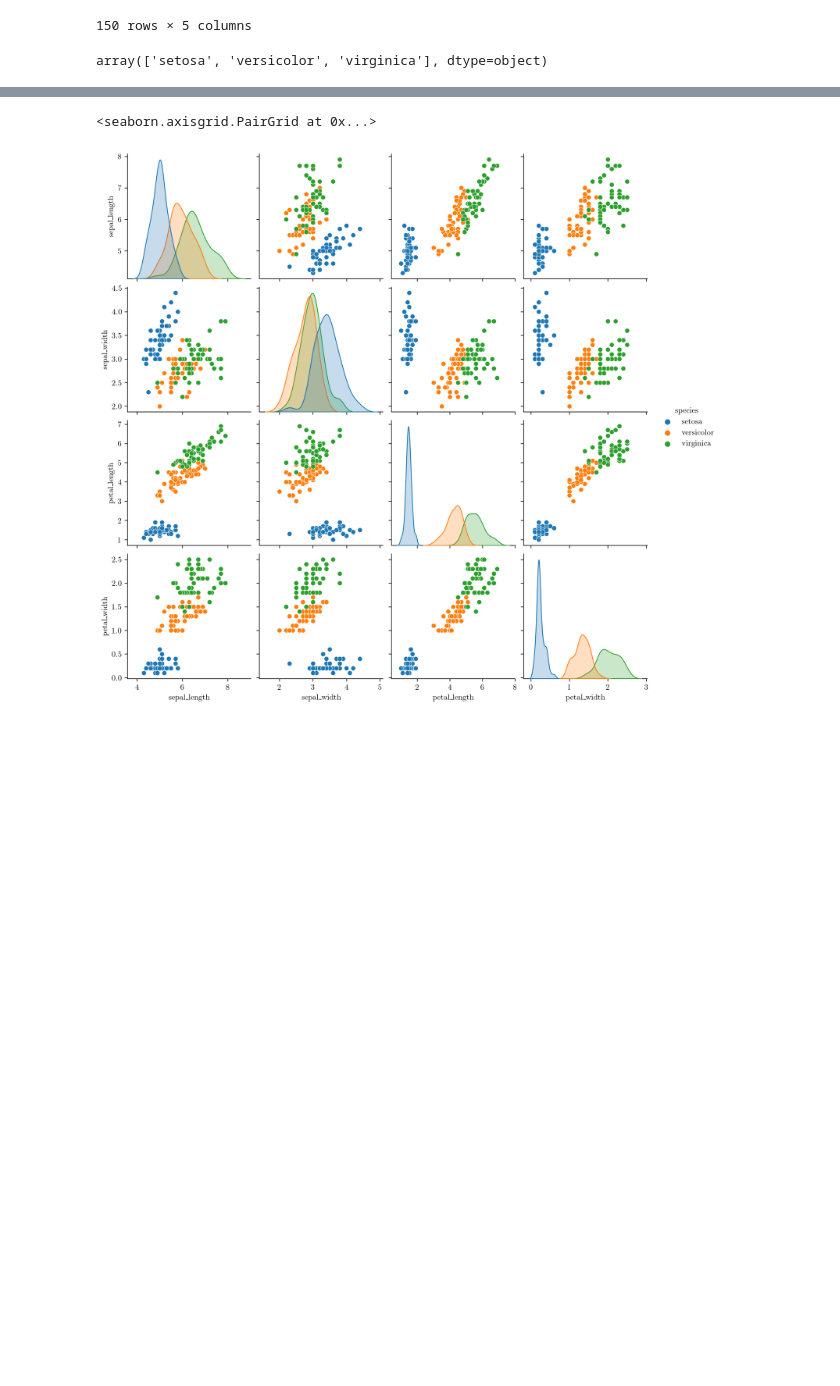
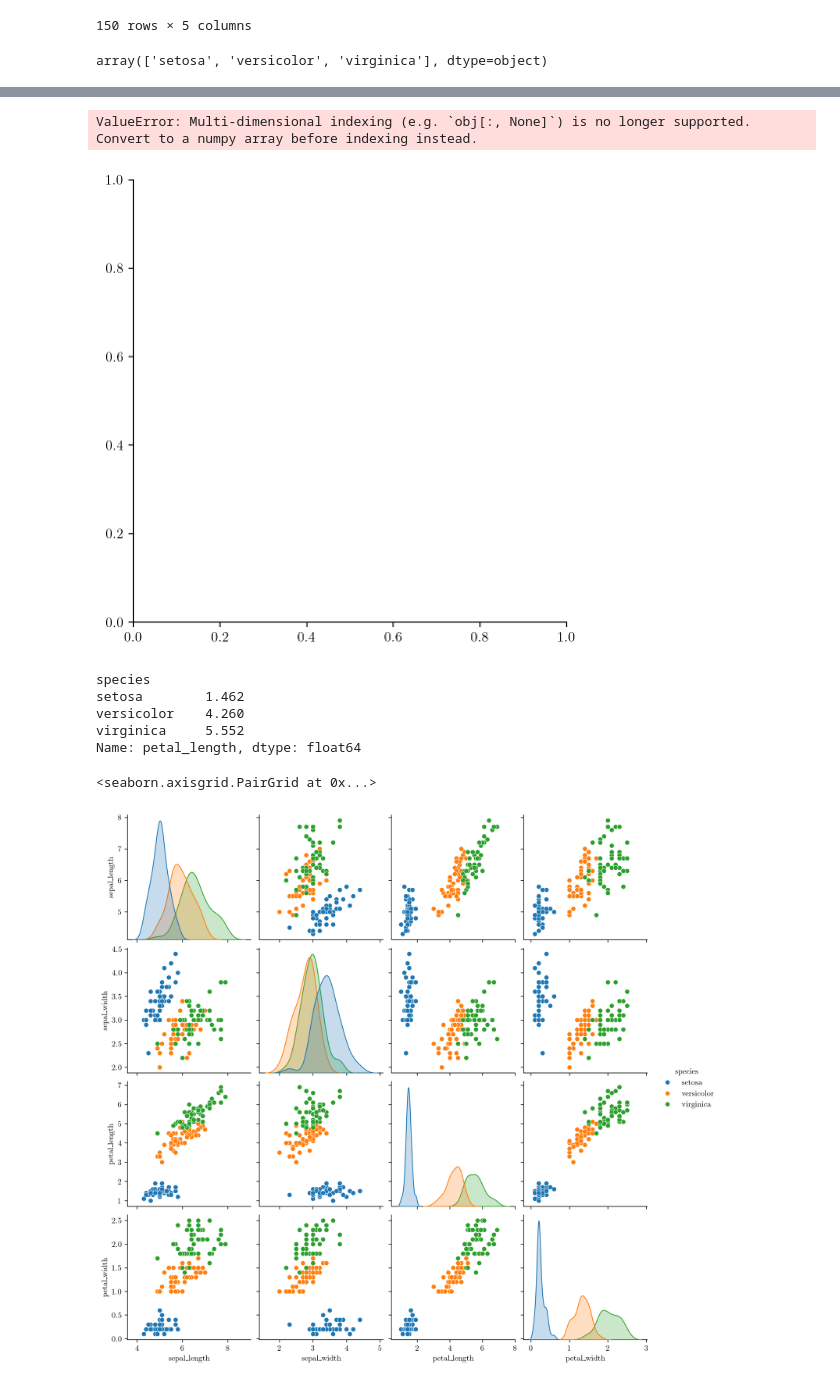
Before and after one commit to nipunbatra/ml-teaching, a Jupyter notebook: notebooks/ensemble-feature-importance.ipynb, the cells around one changed output, grey strips where cells are left out. Drawn from its saved outputs; the diff is of its cells as text; code cells hidden in the pictures; blank space fills up the shorter version.

```diff
--- a/notebooks/ensemble-feature-importance.ipynb
+++ b/notebooks/ensemble-feature-importance.ipynb
@@ -59,3 +78,16 @@ array(['setosa', 'versicolor', 'virginica'], dtype=object)
+# %%
+sns.displot(data=iris, x="sepal_length", kind='kde')
+# %% [output]
+ValueError: Multi-dimensional indexing (e.g. `obj[:, None]`) is no longer supported. Convert to a numpy array before indexing instead.
+[figure, added]
+# %%
+iris.groupby("species")["petal_length"].mean()
+# %% [output]
+species
+setosa        1.462
+versicolor    4.260
+virginica     5.552
+Name: petal_length, dtype: float64
 # %%
 # Pairplot
 sns.pairplot(iris, hue="species")
```
Also changed, not shown: parts of 15 cells of this notebook, 21 other files.
